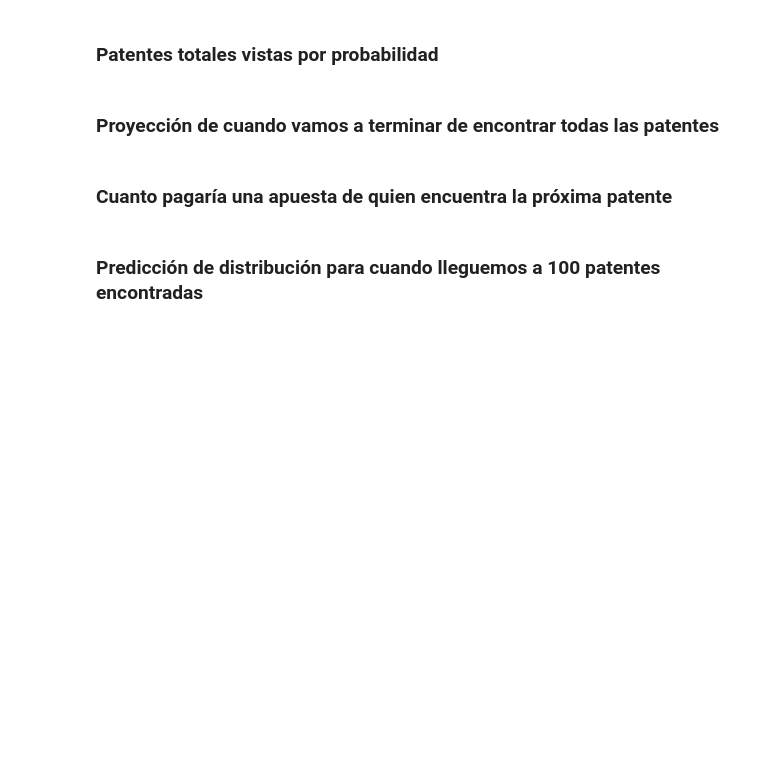
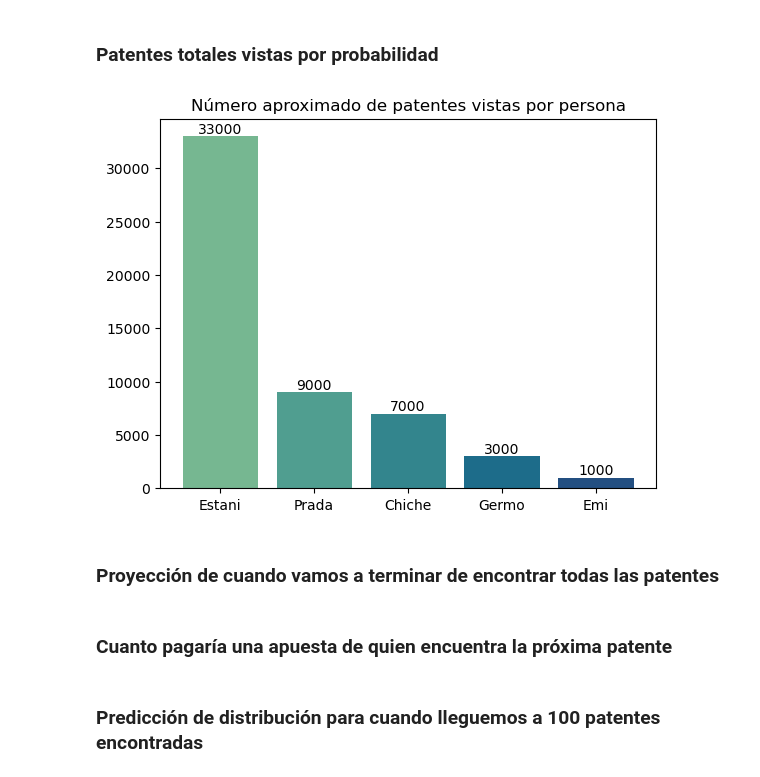
Before and after one commit to PradaJoaquin/patentamens, a Jupyter notebook: patentamens.ipynb, the cells around one changed output. Drawn from its saved outputs; the diff is of its cells as text; code cells hidden in the pictures; blank space fills up the shorter version.

```diff
--- a/patentamens.ipynb
+++ b/patentamens.ipynb
@@ -281,5 +329,47 @@ def plot_top_3_streaks():
 # %% [markdown]
 ### Patentes totales vistas por probabilidad
+# %%
+def plot_expected_total_patentes_seen_for_each_participant(df: pd.DataFrame):
+    patentes_found_by_participant = df.groupby("encontradaPor").size()
+
+    # If we asume that all patentes are equally likely to be found,
+    # the probability of finding a patent is 1/1000
+    probability = 1 / 1000
+
+    # Calculate the expected number of patents found by each participant
+    expected_patentes_found = patentes_found_by_participant * (1 / probability)
+
+    # Convert the expected number of patents found to integers
+    expected_patentes_found = expected_patentes_found.astype(int)
+
+    # Sort the participants by the expected number of patents found
+    sorted_participants = expected_patentes_found.sort_values(ascending=False)
+
+    # Plot the expected number of patents found by each participant
+    plt.bar(
+        sorted_participants.index,
+        sorted_participants,
+        color=sns.color_palette("crest", len(sorted_participants)),
+    )
+
+    # Put the number of patents found on top of the bars
+    for i in range(len(sorted_participants)):
+        plt.text(
+            i,
+            sorted_participants.values[i] + 300,
+            round(sorted_participants.values[i], 2),
+            ha="center",
+        )
+
+    plt.title("Número aproximado de patentes vistas por persona")
+    plt.show()
+
+
+
+
+plot_expected_total_patentes_seen_for_each_participant(df.copy(deep=True))
+# %% [output]
+[figure, added]
 # %% [markdown]
 ### Proyección de cuando vamos a terminar de encontrar todas las patentes
 # %% [markdown]
```
Also changed, not shown: parts of 2 cells of this notebook.
